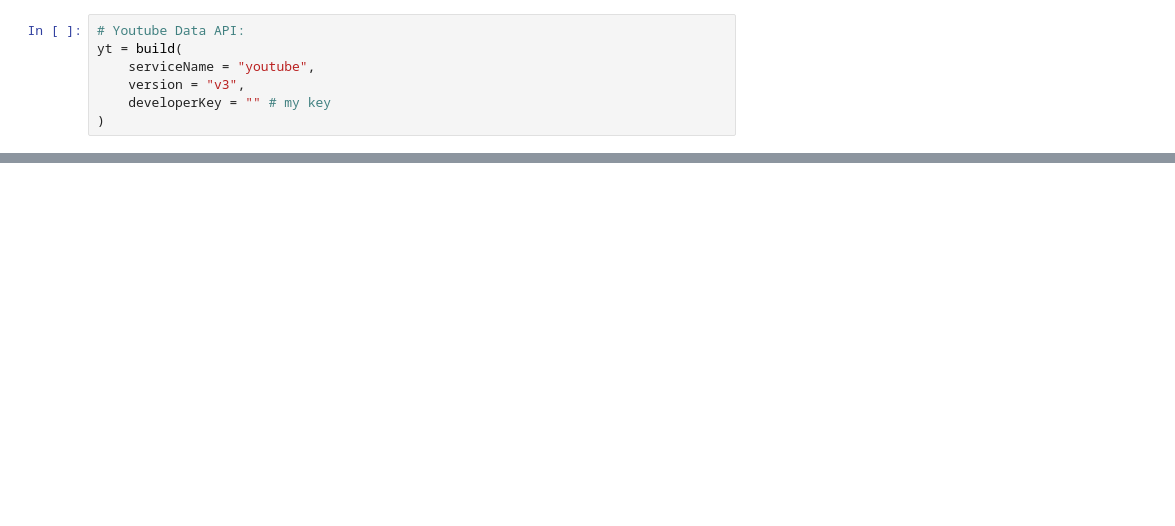
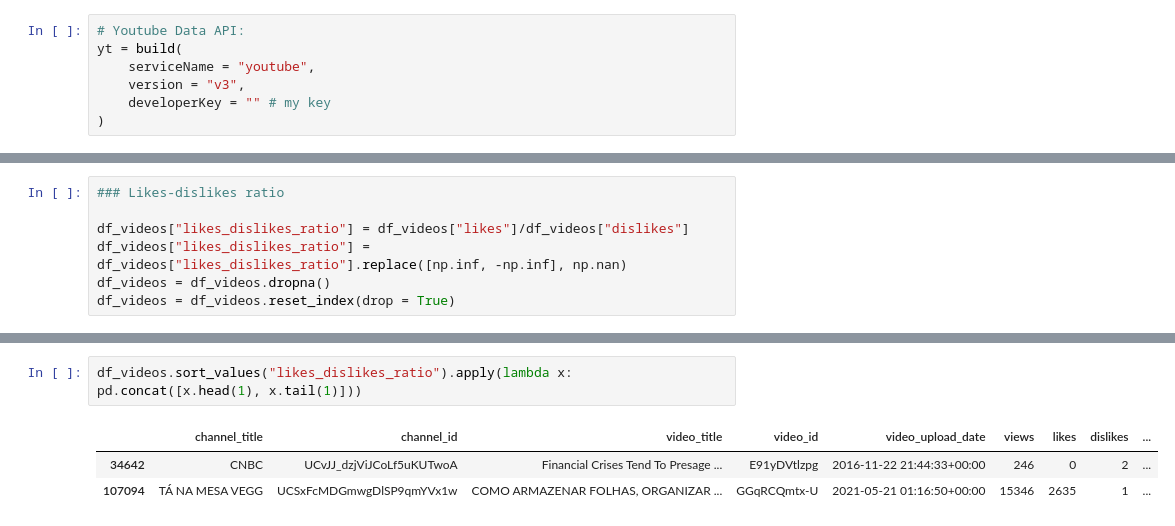
Before and after one commit to rafael747cardoso/Youtube_Stats, a Jupyter notebook: get_data_from_api.ipynb, the cells around one changed output, grey strips where cells are left out. Drawn from its saved outputs; the diff is of its cells as text; blank space fills up the shorter version.

```diff
--- a/get_data_from_api.ipynb
+++ b/get_data_from_api.ipynb
@@ -280,0 +340,7 @@ df_videos
+# %%
+### Likes-dislikes ratio
+
+df_videos["likes_dislikes_ratio"] = df_videos["likes"]/df_videos["dislikes"]
+df_videos["likes_dislikes_ratio"] = df_videos["likes_dislikes_ratio"].replace([np.inf, -np.inf], np.nan)
+df_videos = df_videos.dropna()
+df_videos = df_videos.reset_index(drop = True)
@@ -280,0 +359,6 @@ df_videos
+# %%
+df_videos.sort_values("likes_dislikes_ratio").apply(lambda x: pd.concat([x.head(1), x.tail(1)]))
+# %% [output]
+|  | channel_title | channel_id | video_title | video_id | video_upload_date | views | likes | dislikes | ... |
+| 34642 | CNBC | UCvJJ_dzjViJCoLf5uKUTwoA | Financial Crises Tend To Presage ... | E91yDVtlzpg | 2016-11-22 21:44:33+00:00 | 246 | 0 | 2 | ... |
+| 107094 | TÁ NA MESA VEGG | UCSxFcMDGmwgDlSP9qmYVx1w | COMO ARMAZENAR FOLHAS, ORGANIZAR ... | GGqRCQmtx-U | 2021-05-21 01:16:50+00:00 | 15346 | 2635 | 1 | ... |
```
Also changed, not shown: parts of 19 cells of this notebook, 2 other files.
